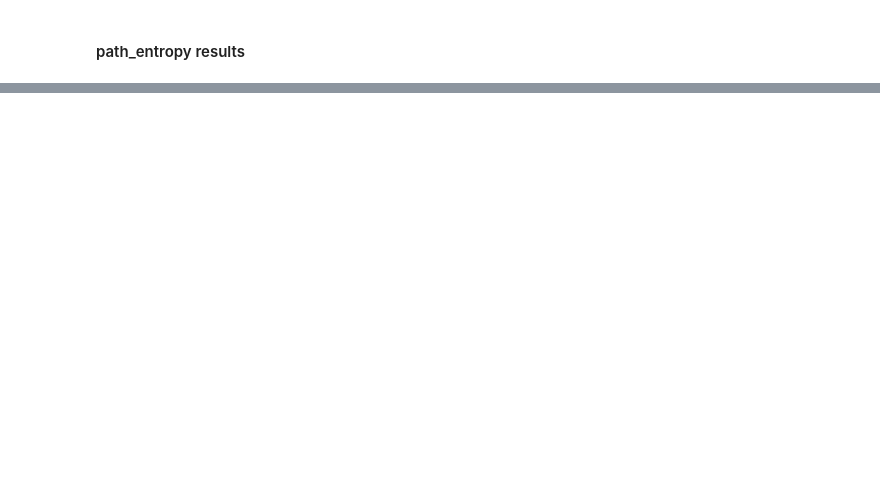
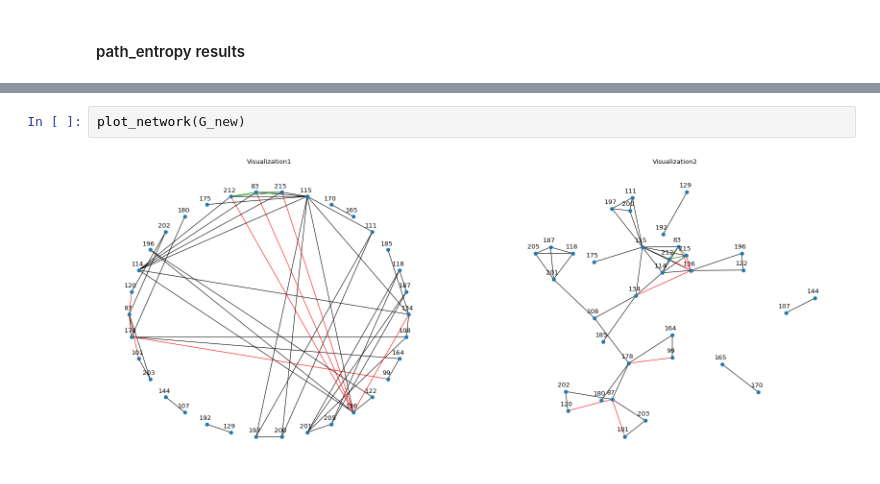
Before and after one commit to CristianCosci/ComplexNetworkAnalysis, a Jupyter notebook: social_network_analysis.ipynb, the cells around one changed output, grey strips where cells are left out. Cells and saved outputs as stored; diff of their text form; blank space fills up the shorter version.

```diff
--- a/social_network_analysis.ipynb
+++ b/social_network_analysis.ipynb
@@ -248,0 +324,4 @@ plot_network(G_new)
+# %%
+plot_network(G_new)
+# %% [output]
+[figure, added]
```
Also changed, not shown: parts of 17 cells of this notebook, 1 other file.
